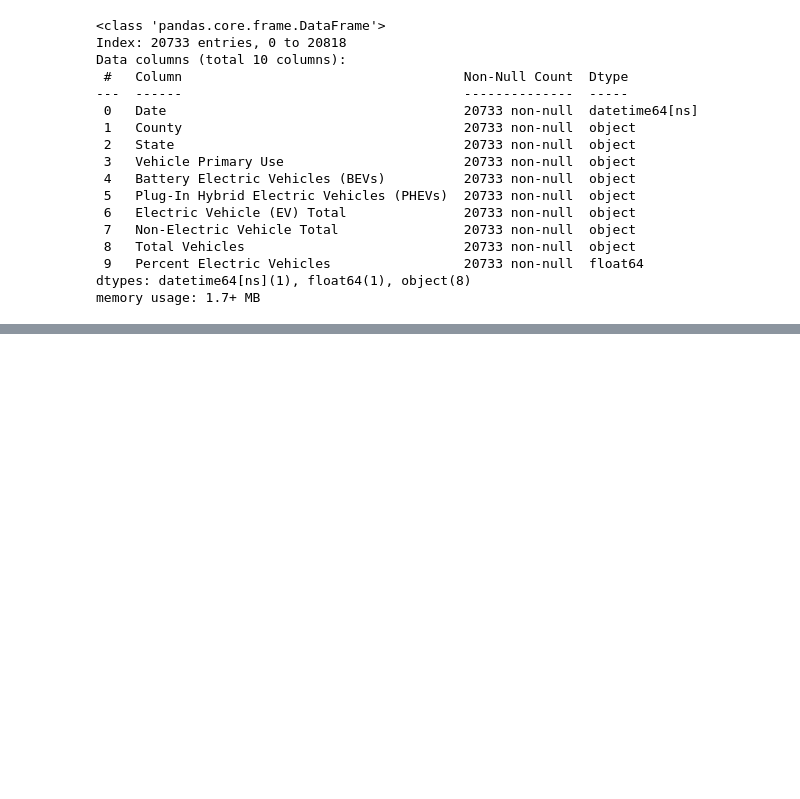
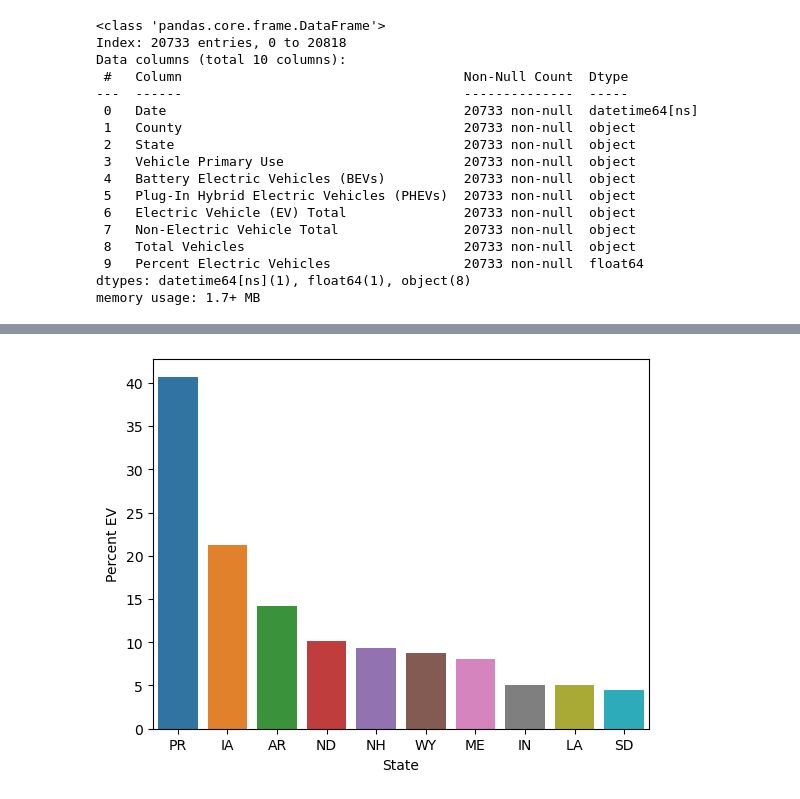
Before and after one commit to Clatt79928/electric-vehicle_datascience, a Jupyter notebook: jupyter_notebook/electric_vehicles.ipynb, the cells around one changed output, grey strips where cells are left out. Saved outputs shown, nothing was run; the diff lists cells and outputs as text; code cells hidden in the pictures; blank space fills up the shorter version.

Commit message:
display graphs for States/Counties

```diff
--- a/jupyter_notebook/electric_vehicles.ipynb
+++ b/jupyter_notebook/electric_vehicles.ipynb
@@ -100,0 +114,3 @@ memory usage: 1.7+ MB
+# %%
+df['Total Vehicles'] = df['Total Vehicles'].str.replace(',', '')
+df['Total Vehicles'] = df['Total Vehicles'].astype('float')
@@ -100,0 +137,2 @@ memory usage: 1.7+ MB
+# %%
+top_ten = df.groupby('State', as_index = False)[['Electric Vehicle (EV) Total','Total Vehicles']].sum()
@@ -100,0 +148,9 @@ memory usage: 1.7+ MB
+# %%
+top_ten['Percent EV'] = (top_ten['Electric Vehicle (EV) Total']/top_ten['Total Vehicles'])*100
+# %%
+top_ten = top_ten.sort_values('Percent EV',ascending = False)
+# %%
+sns.barplot(x='State', y = 'Percent EV', data = top_ten.head(10))
+plt.show()
+# %% [output]
+[figure, added]
```
Also changed, not shown: parts of 22 cells of this notebook.
